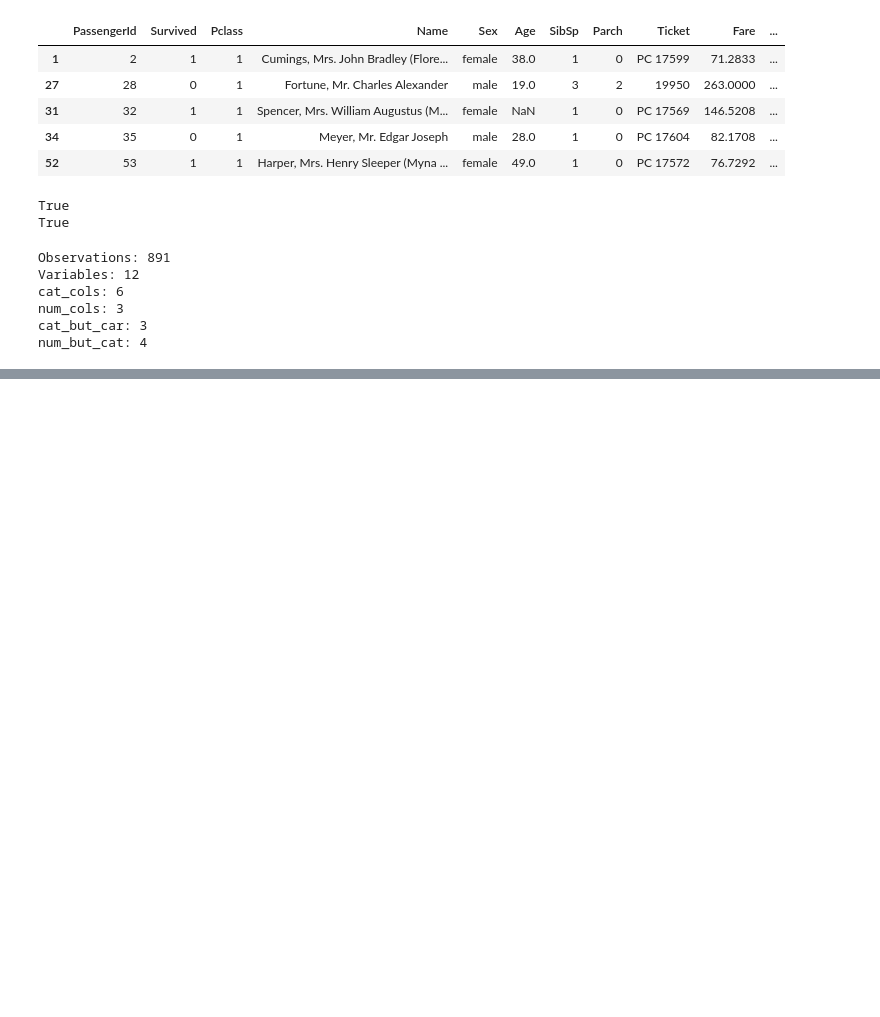
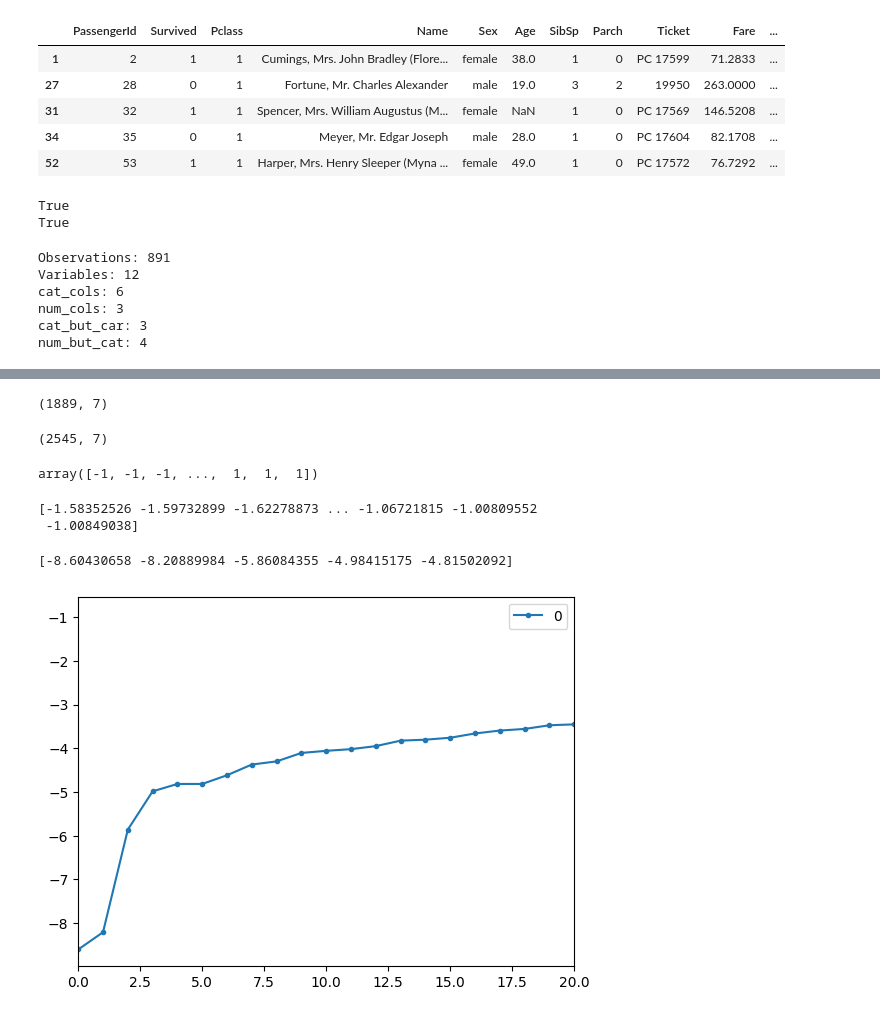
Before and after one commit to Virendra9824/Data-Science-From-Celebal, a Jupyter notebook: Assignments/Week-4/Feature_Engineering_And_Data_Preprocessing.ipynb, the cells around one changed output, grey strips where cells are left out. Drawn from its saved outputs; the diff is of its cells as text; code cells hidden in the pictures; blank space fills up the shorter version.

Commit message:
Local Outlier Factor (LOF)

```diff
--- a/Assignments/Week-4/Feature_Engineering_And_Data_Preprocessing.ipynb
+++ b/Assignments/Week-4/Feature_Engineering_And_Data_Preprocessing.ipynb
@@ -143,0 +219,5 @@ num_but_cat: 4
+# %%
+#Selecting only numeric cols
+df = df.select_dtypes(['float64', 'int64'])
+df = df.dropna()
+print(df.shape)
@@ -143,0 +237,32 @@ num_but_cat: 4
+# %%
+low, up = outlier_thresholds(df, "carat")
+print(df[((df["carat"] < low) | (df["carat"] > up))].shape)
+# %% [output]
+(1889, 7)
+# %%
+low, up = outlier_thresholds(df, "depth")
+print(df[((df["depth"] < low) | (df["depth"] > up))].shape)
+# %% [output]
+(2545, 7)
+# %%
+clf = LocalOutlierFactor(n_neighbors=20)
+# %%
+clf.fit_predict(df)
+# %% [output]
+array([-1, -1, -1, ...,  1,  1,  1])
+# %%
+df_scores = clf.negative_outlier_factor_
+print(df_scores)
+# %% [output]
+[-1.58352526 -1.59732899 -1.62278873 ... -1.06721815 -1.00809552
+ -1.00849038]
+# %%
+print(np.sort(df_scores)[0:5])
+# %% [output]
+[-8.60430658 -8.20889984 -5.86084355 -4.98415175 -4.81502092]
+# %%
+scores = pd.DataFrame(np.sort(df_scores))
+scores.plot(stacked=True, xlim=[0, 20], style='.-')
+plt.show()
+# %% [output]
+[figure, added]
```
Also changed, not shown: parts of 21 cells of this notebook.
